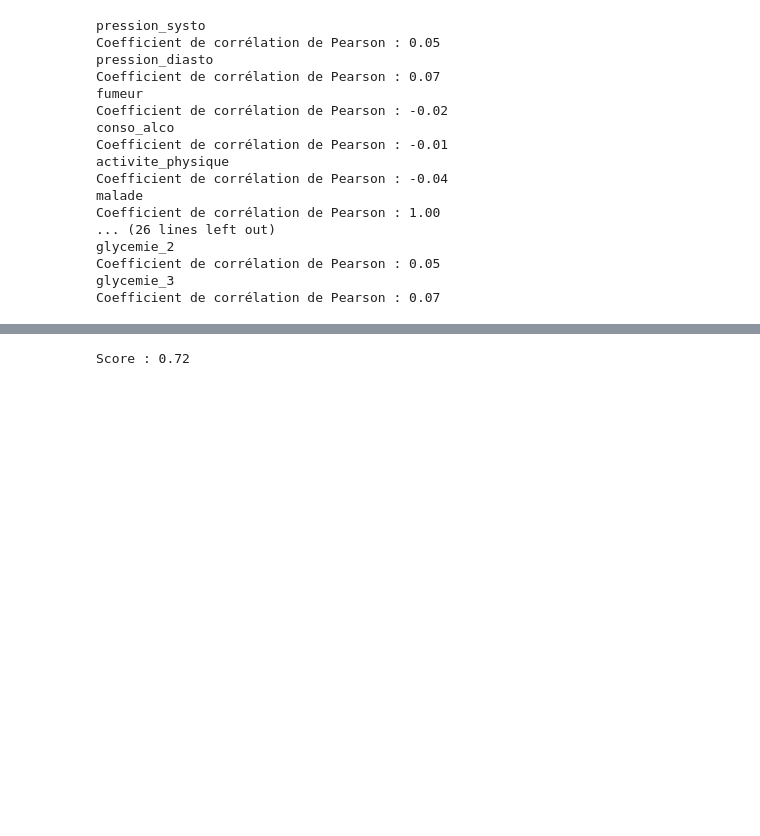
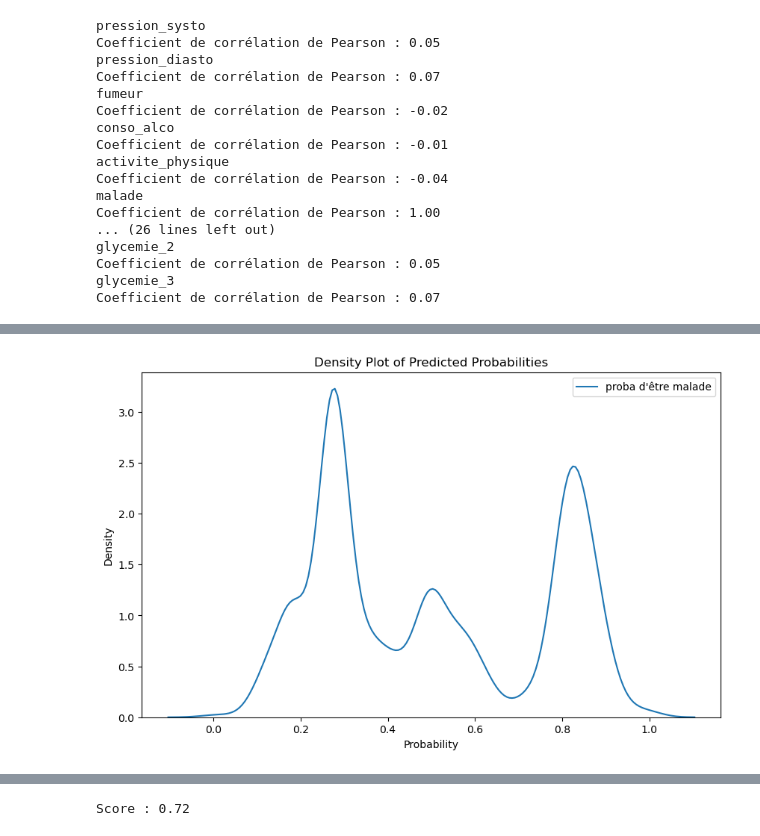
Before and after one commit to corentinGregoire/TP-Moreau, a Jupyter notebook: TP Maladies.ipynb, the cells around one changed output, grey strips where cells are left out. Cells and saved outputs as stored; diff of their text form; code cells hidden in the pictures; blank space fills up the shorter version.

```diff
--- a/TP Maladies.ipynb
+++ b/TP Maladies.ipynb
@@ -198,0 +307,14 @@ plt.show()
+# %%
+proba_pred  = rfc.predict_proba(X_test)
+
+
+# créer un graphique de densité pour chaque classe prédite
+plt.figure(figsize=(10,6))
+sns.kdeplot(proba_pred[:, 1], label="proba d'être malade")
+plt.xlabel('Probability')
+plt.ylabel('Density')
+plt.title('Density Plot of Predicted Probabilities')
+plt.legend()
+plt.show()
+# %% [output]
+[figure, added]
```
Also changed, not shown: parts of 24 cells of this notebook.
